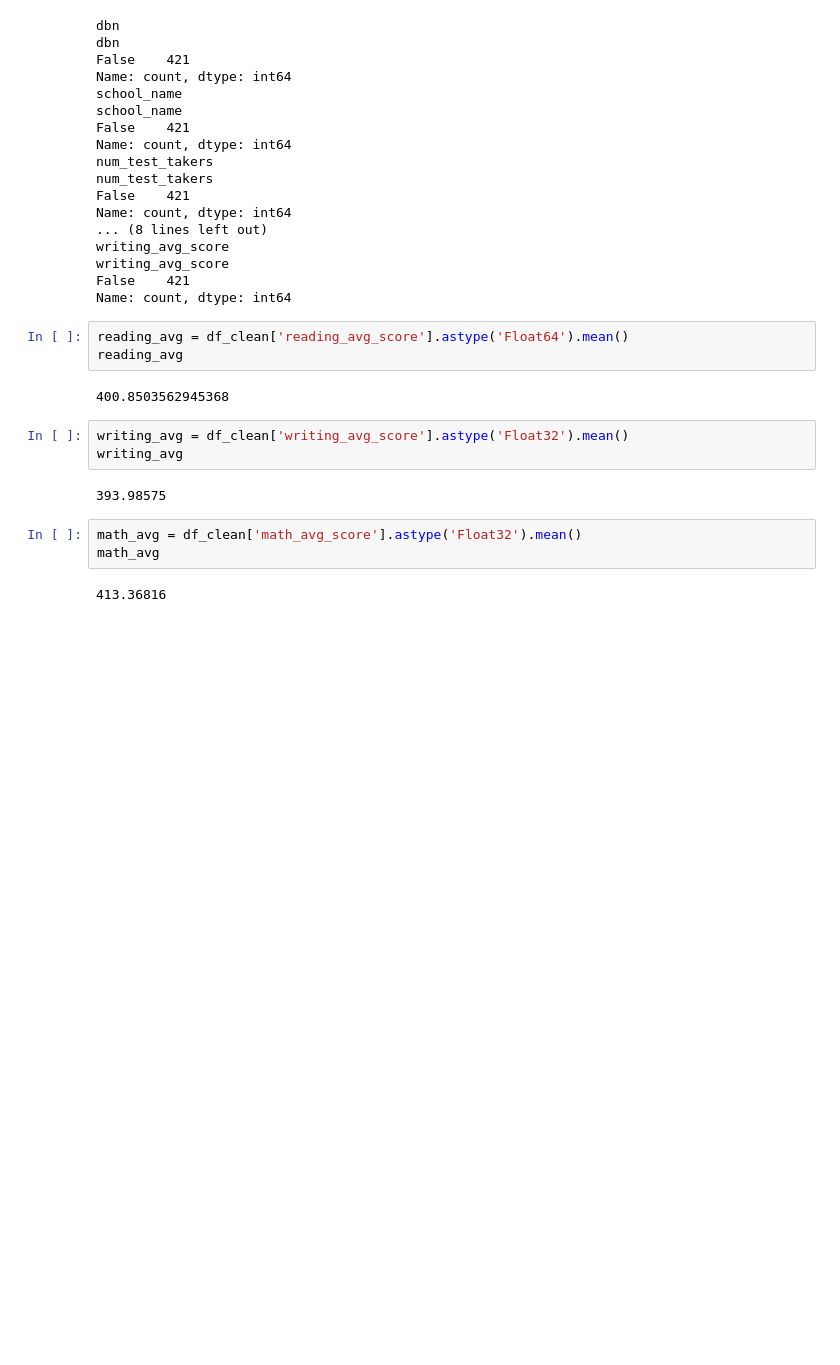
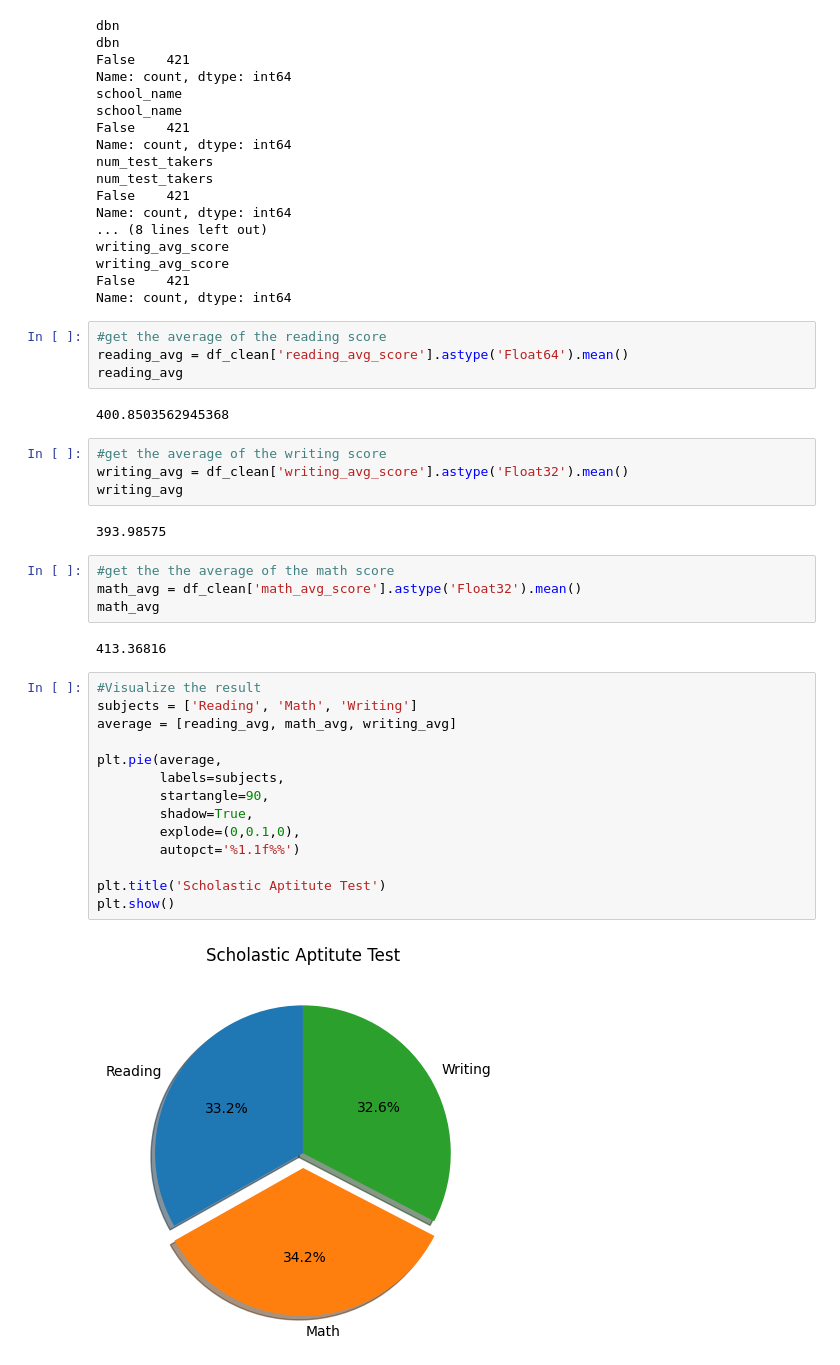
Before and after one commit to theduke8777/data_cleaning, a Jupyter notebook: solution.ipynb, the cells around one changed output. Drawn from its saved outputs; the diff is of its cells as text; blank space fills up the shorter version.

Commit message:
Data visualize

```diff
--- a/solution.ipynb
+++ b/solution.ipynb
@@ -145,17 +145,36 @@ writing_avg_score
 False    421
 Name: count, dtype: int64
 # %%
+#get the average of the reading score
 reading_avg = df_clean['reading_avg_score'].astype('Float64').mean()
 reading_avg
 # %% [output]
 400.8503562945368
 # %%
+#get the average of the writing score
 writing_avg = df_clean['writing_avg_score'].astype('Float32').mean()
 writing_avg
 # %% [output]
 393.98575
 # %%
+#get the the average of the math score
 math_avg = df_clean['math_avg_score'].astype('Float32').mean()
 math_avg
 # %% [output]
 413.36816
+# %%
+#Visualize the result
+subjects = ['Reading', 'Math', 'Writing']
+average = [reading_avg, math_avg, writing_avg]
+
+plt.pie(average,
+        labels=subjects,
+        startangle=90,
+        shadow=True,
+        explode=(0,0.1,0),
+        autopct='%1.1f%%')
+
+plt.title('Scholastic Aptitute Test')
+plt.show()
+# %% [output]
+[figure, added]
```
